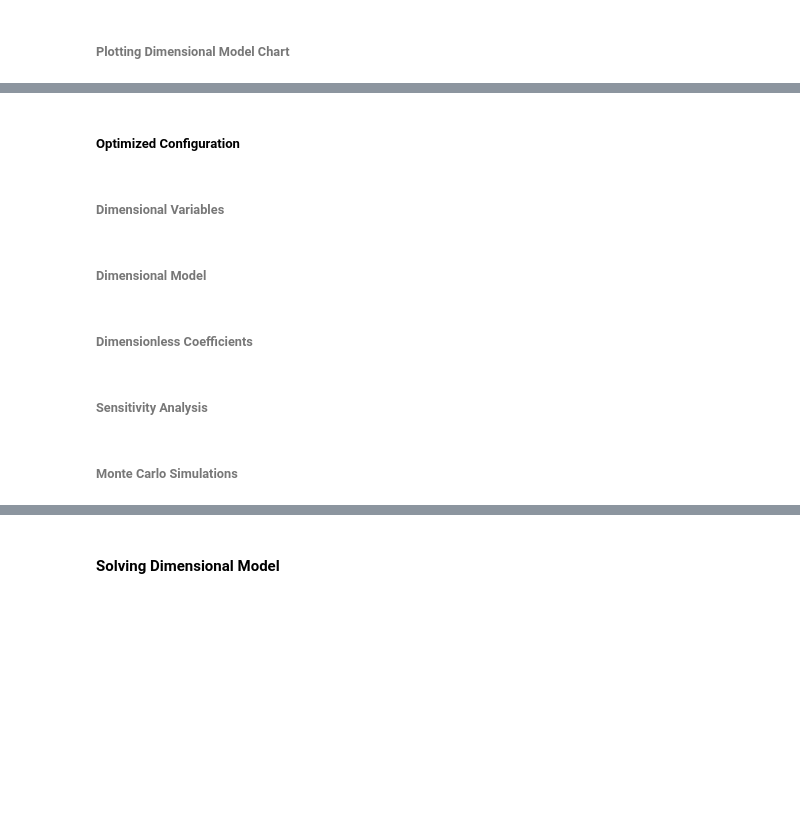
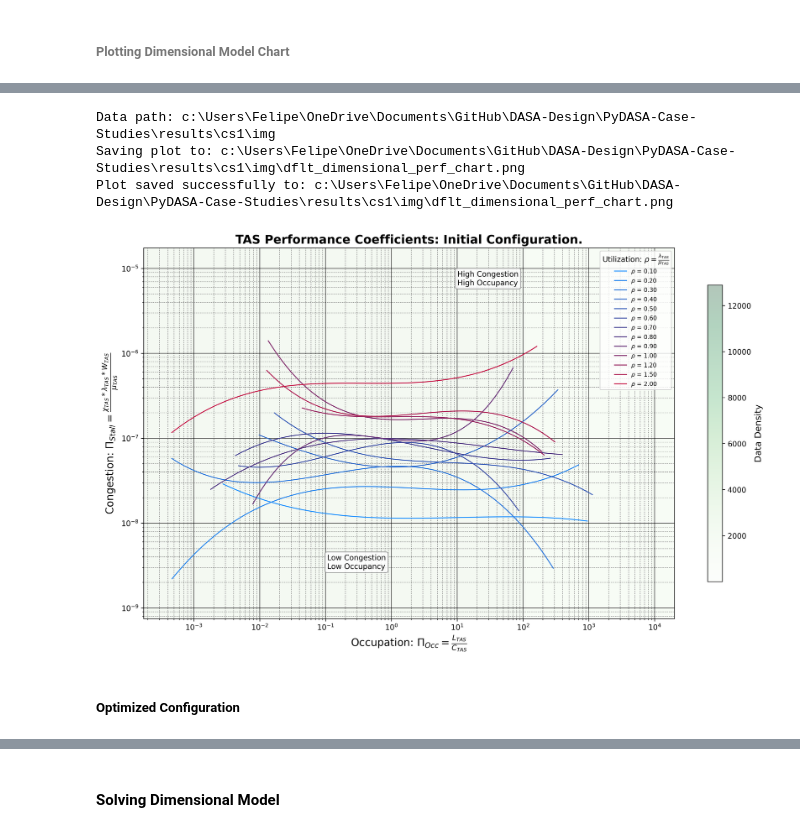
Before and after one commit to DASA-Design/PyDASA-CS1-TAS, a Jupyter notebook: CS-01C - TAS - Dimensional Modelling.ipynb, the cells around one changed output, grey strips where cells are left out. Drawn from its saved outputs; the diff is of its cells as text; code cells hidden in the pictures; blank space fills up the shorter version.

```diff
--- a/CS-01C - TAS - Dimensional Modelling.ipynb
+++ b/CS-01C - TAS - Dimensional Modelling.ipynb
@@ -479,12 +458,12 @@ Indexing Coefficient Groups from the Dimensional Model ID: 13
 # %%
 print("---- Executing Sensitivity Analysis ----")
 
-for dm in sensitivity_groups:
+for dm in dflt_sens_groups:
     print(f"Executing Sensitivity Analysis for: {dm}")
     print("\tExecuting Symbolic Analysis...")
-    sensitivity_groups[dm].analyze_symbolic(val_type="mean")
+    dflt_sens_groups[dm].analyze_symbolic(val_type="mean")
     print("\tExecuting Numerical Analysis...")
-    sensitivity_groups[dm].analyze_numeric(n_samples=10000)
+    dflt_sens_groups[dm].analyze_numeric(n_samples=n_sens)
     print(f"Finishing Analysis for: {dm}\n")
 # %% [output]
 ---- Executing Sensitivity Analysis ----
@@ -756,7 +928,7 @@ for k, v in sys_records.items():
     print(f"{k}: {len(v)}")
 
 print("---- System DataFrame ----")
-sys_df = pd.DataFrame(sys_records)
-print(sys_df.shape)
-sys_df.info()
-sys_df.head()
+dflt_sys_coef = pd.DataFrame(sys_records)
+print(dflt_sys_coef.shape)
+dflt_sys_coef.info()
+dflt_sys_coef.head()
@@ -855,26 +1120,23 @@ plot_df.info()
-# %%
-print("--- Charting Occupation and Congestion Coefficients ---")
-metrics = plot_df.columns.tolist()
-labels = [
-    "Occupation",
-    "Congestion",
-    "Utilization $\\rho$",
-]
-
-plot_performance_coef_chart(plot_df,
-                            plot_cols[-1],
-                            contour_vals,
-                            metrics,
-                            labels,)
+# %%
+# plotting the queue network dimensionless chart
+# selecting images folder
+file_path = os.path.join(PATH, results_folder, cs_folder, img_folder)
+print(f"Data path: {file_path}")
+
+# plot dimensionless system chart
+title = "TAS Performance Coefficients: Initial Configuration."
+plot_performance_coef_chart(plot_df,
+                            contour_name,
+                            contour_vals,
+                            metrics,
+                            labels,
+                            title,
+                            file_path,
+                            "dflt_dimensional_perf_chart.png")
+# %% [output]
+Data path: c:\Users\Felipe\OneDrive\Documents\GitHub\DASA-Design\PyDASA-Case-Studies\results\cs1\img
+Saving plot to: c:\Users\Felipe\OneDrive\Documents\GitHub\DASA-Design\PyDASA-Case-Studies\results\cs1\img\dflt_dimensional_perf_chart.png
+Plot saved successfully to: c:\Users\Felipe\OneDrive\Documents\GitHub\DASA-Design\PyDASA-Case-Studies\results\cs1\img\dflt_dimensional_perf_chart.png
+[figure, added]
 # %% [markdown]
 ##### **Optimized Configuration**
-# %% [markdown]
-###### **Dimensional Variables**
-# %% [markdown]
-###### **Dimensional Model**
-# %% [markdown]
-###### **Dimensionless Coefficients**
-# %% [markdown]
-###### **Sensitivity Analysis**
-# %% [markdown]
-###### **Monte Carlo Simulations**
```
Also changed, not shown: parts of 70 cells of this notebook, 26 other files.
